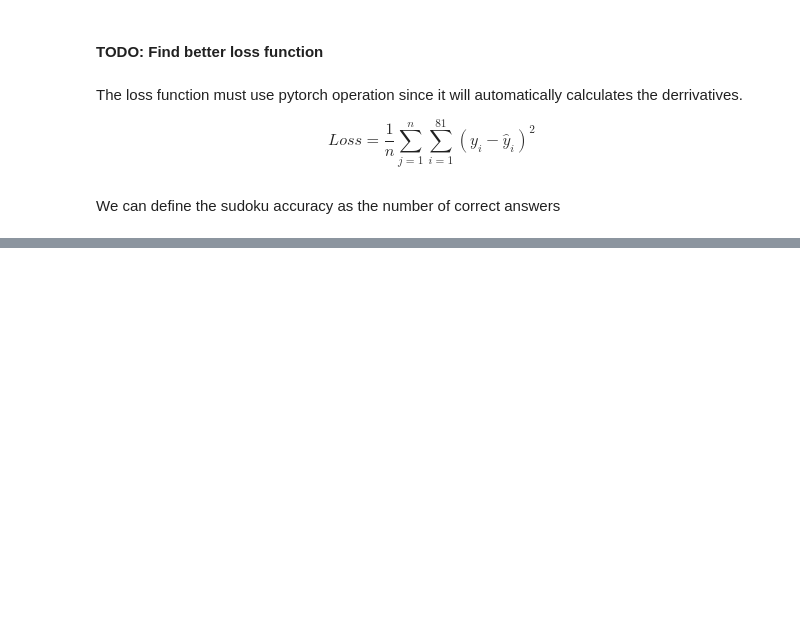
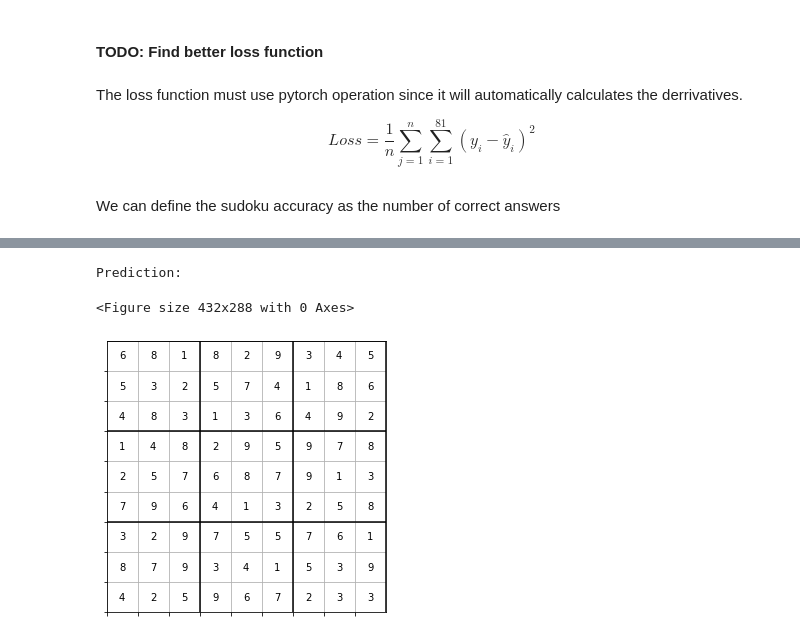
Before and after one commit to kelvinc123/Sudoku-Conv-NeuralNet, a Jupyter notebook: sudoku_CNN.ipynb, the cells around one changed output, grey strips where cells are left out. Cells and saved outputs as stored; diff of their text form; code cells hidden in the pictures; blank space fills up the shorter version.

```diff
--- a/sudoku_train.ipynb
+++ b/sudoku_CNN.ipynb
@@ -563,12 +584,2 @@ def train(model, num_epochs, gpu=True, save=True, load=True, file_name="model.pt
 # %%
-num_epochs = 5
-
-model = load_model(model, file_name="model.pth")
+model = load_model(model, file_name="model2.pth")
-# %%
-train(model, num_epochs, gpu=False, save=True, load=True, file_name="model.pth")
-# %%
-def solve(sudoku, model=model):
-    sudoku = torch.tensor(sudoku, dtype=torch.float)
-    sudoku = torch.unsqueeze(sudoku, 0)
-    output = model(sudoku)
-    return torch.argmax(output, dim=1)
@@ -574,0 +616,28 @@ def solve(sudoku, model=model):
+# %%
+def solve(sudoku, model=model):
+
+    sudoku_answer = sudoku.copy()
+
+    # normalize sudoku
+    sudoku = normalize_sudoku(sudoku)
+
+    # convert to tensor
+    sudoku = torch.tensor(sudoku, dtype=torch.float)
+
+    # add dimension to (1, 1, 9, 9)
+    sudoku = torch.unsqueeze(sudoku, 0)
+    sudoku = torch.unsqueeze(sudoku, 0)
+
+    # get the prediction
+    output = model(sudoku)
+
+    # get the output
+    output = torch.argmax(output, dim=1)[0].numpy() + 1
+
+    # put answers to cell which has value of 0
+    for i in range(9):
+        for j in range(9):
+            if sudoku_answer[i, j] == 0:
+                sudoku_answer[i, j] = output[i, j]
+
+    return sudoku_answer
@@ -598,0 +653,7 @@ array([[5, 8, 4, 0, 1, 6, 2, 7, 3],
+# %%
+print("Prediction: ")
+plot_sudoku(solve(X_test[0]))
+# %% [output]
+Prediction:
+<Figure size 432x288 with 0 Axes>
+[figure, added]
```
Also changed, not shown: parts of 29 cells of this notebook, 2 other files.
